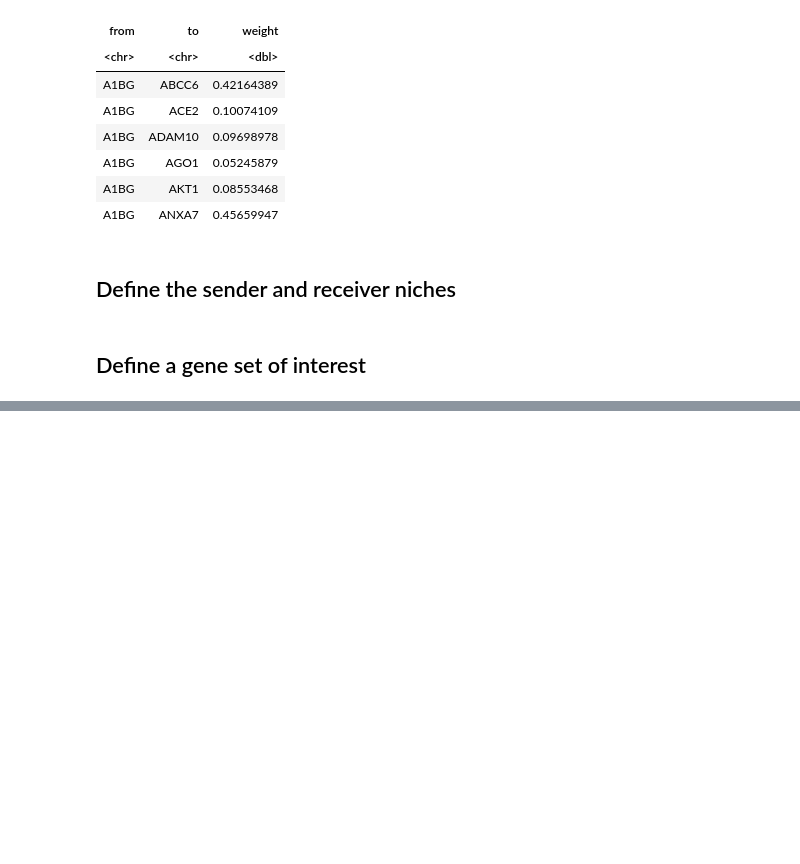
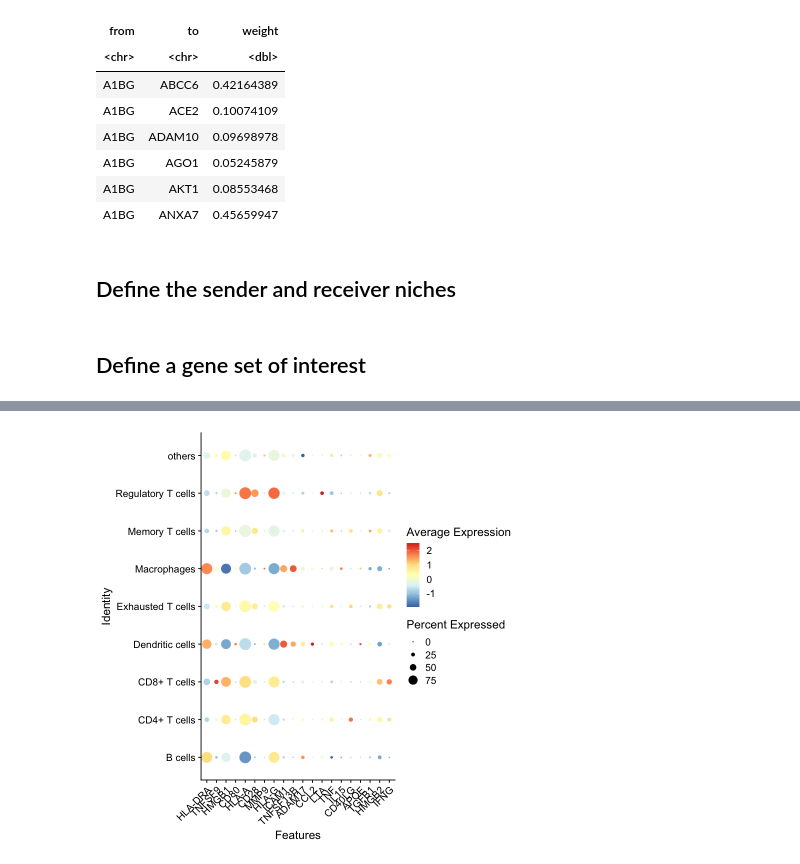
Before and after one commit to meg-bit/immune-cells-TIME-single-cell-anti-PD-1, a Jupyter notebook: test_nichenet.ipynb, the cells around one changed output, grey strips where cells are left out. Cells and saved outputs as stored; diff of their text form; code cells hidden in the pictures; blank space fills up the shorter version.

```diff
--- a/test_nichenet.ipynb
+++ b/test_nichenet.ipynb
@@ -192,10 +263,10 @@ seurat_obj_receiver = subset(seuratObj,
                              idents = receiver)
 # head(seurat_obj_receiver)
 seurat_obj_receiver = SetIdent(seurat_obj_receiver,
-                               value = seurat_obj_receiver[["aggregate"]])
+                               value = seurat_obj_receiver[["response"]])
 
-condition_oi = "LCMV"
-condition_reference = "SS"
+condition_oi = "Responder"
+condition_reference = "Non-responder"
 
 DE_table_receiver = FindMarkers(
     object = seurat_obj_receiver,
@@ -226,0 +286,19 @@ A data.frame: 10 × 8
+# %%
+ligands = lr_network %>%
+    pull(from) %>%
+    unique()
+receptors = lr_network %>%
+    pull(to) %>%
+    unique()
+
+expressed_ligands = intersect(ligands,
+                              expressed_genes_sender)
+expressed_receptors = intersect(receptors,
+                                expressed_genes_receiver)
+
+potential_ligands = lr_network %>%
+    filter(
+        from %in% expressed_ligands & to %in% expressed_receptors
+    ) %>%
+    pull(from) %>%
+    unique()
@@ -226,0 +307,12 @@ A data.frame: 10 × 8
+# %%
+ligand_activities = predict_ligand_activities(
+    geneset = geneset_oi,
+    background_expressed_genes = background_expressed_genes,
+    ligand_target_matrix = ligand_target_matrix,
+    potential_ligands = potential_ligands
+)
+
+ligand_activities = ligand_activities %>%
+    arrange(-pearson) %>%
+    mutate(rank = rank(desc(pearson)))
+head(ligand_activities)
@@ -226,0 +339,9 @@ A data.frame: 10 × 8
+# %%
+n_best = 30
+best_upstream_ligands = ligand_activities %>%
+    top_n(n_best, pearson) %>%
+    arrange(-pearson) %>%
+    pull(test_ligand) %>%
+    unique()
+# %% [output]
+[figure, added]
```
Also changed, not shown: parts of 31 cells of this notebook.
